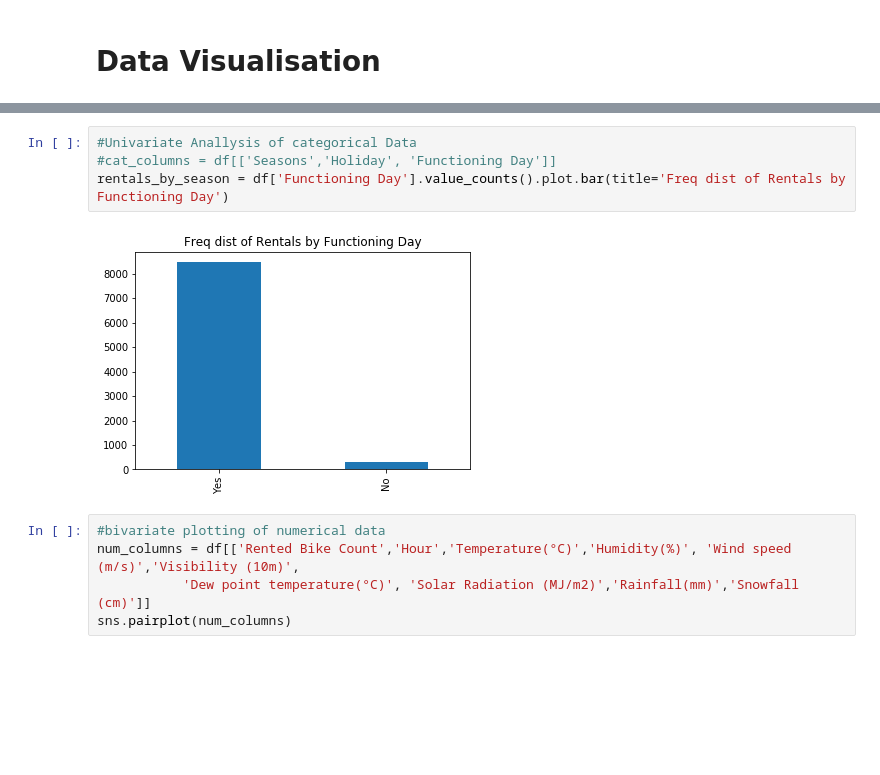
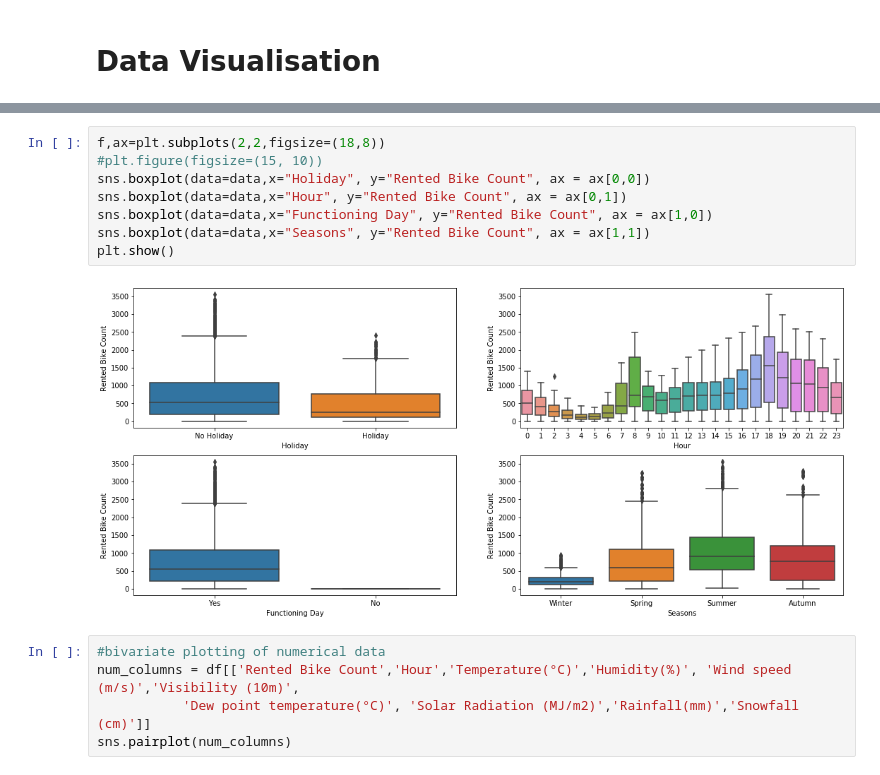
Before and after one commit to olasaja/B8IT108, a Jupyter notebook: EDA.ipynb, the cells around one changed output, grey strips where cells are left out. Saved outputs shown, nothing was run; the diff lists cells and outputs as text; blank space fills up the shorter version.

```diff
--- a/EDA.ipynb
+++ b/EDA.ipynb
@@ -149,9 +118,13 @@ rentals_by_season = df['Seasons'].value_counts().plot.bar(title='Freq dist of Re
-# %%
-#Univariate Anallysis of categorical Data
-#cat_columns = df[['Seasons','Holiday', 'Functioning Day']]
-rentals_by_season = df['Functioning Day'].value_counts().plot.bar(title='Freq dist of Rentals by Functioning Day')
-# %% [output]
-[figure, removed]
+# %%
+f,ax=plt.subplots(2,2,figsize=(18,8))
+#plt.figure(figsize=(15, 10))
+sns.boxplot(data=data,x="Holiday", y="Rented Bike Count", ax = ax[0,0])
+sns.boxplot(data=data,x="Hour", y="Rented Bike Count", ax = ax[0,1])
+sns.boxplot(data=data,x="Functioning Day", y="Rented Bike Count", ax = ax[1,0])
+sns.boxplot(data=data,x="Seasons", y="Rented Bike Count", ax = ax[1,1])
+plt.show()
+# %% [output]
+[figure, added]
 # %%
 #bivariate plotting of numerical data
 num_columns = df[['Rented Bike Count','Hour','Temperature(°C)','Humidity(%)', 'Wind speed (m/s)','Visibility (10m)',
```
Also changed, not shown: parts of 9 cells of this notebook.
